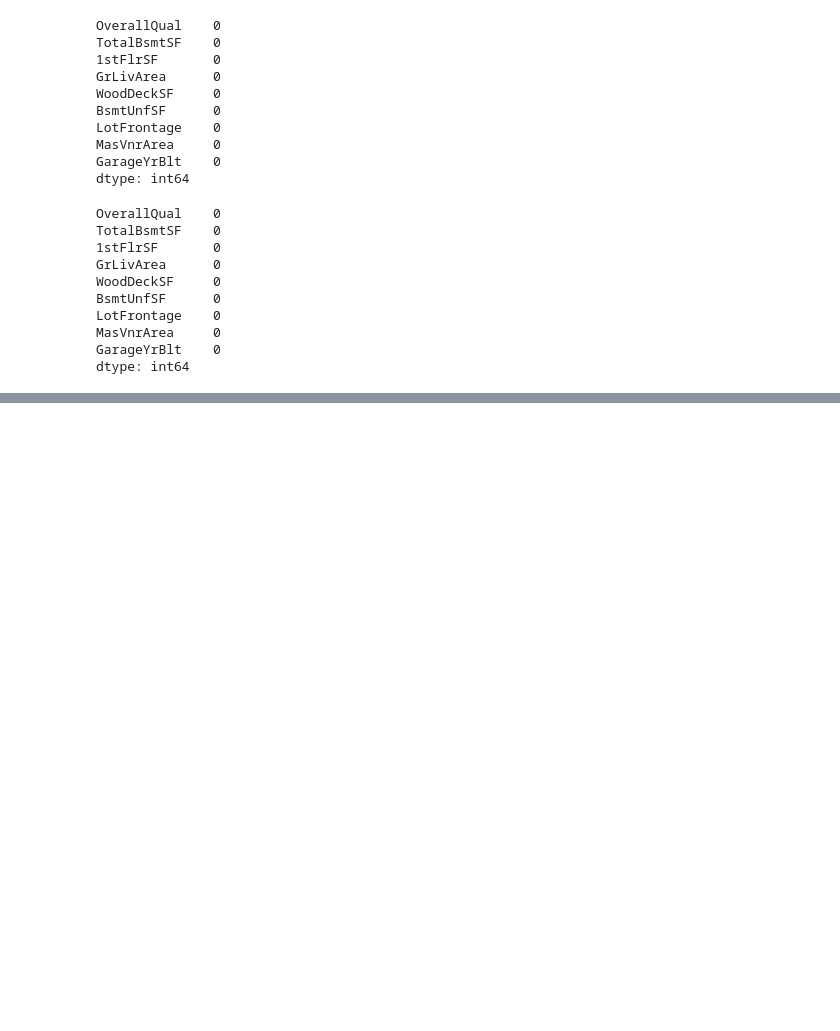
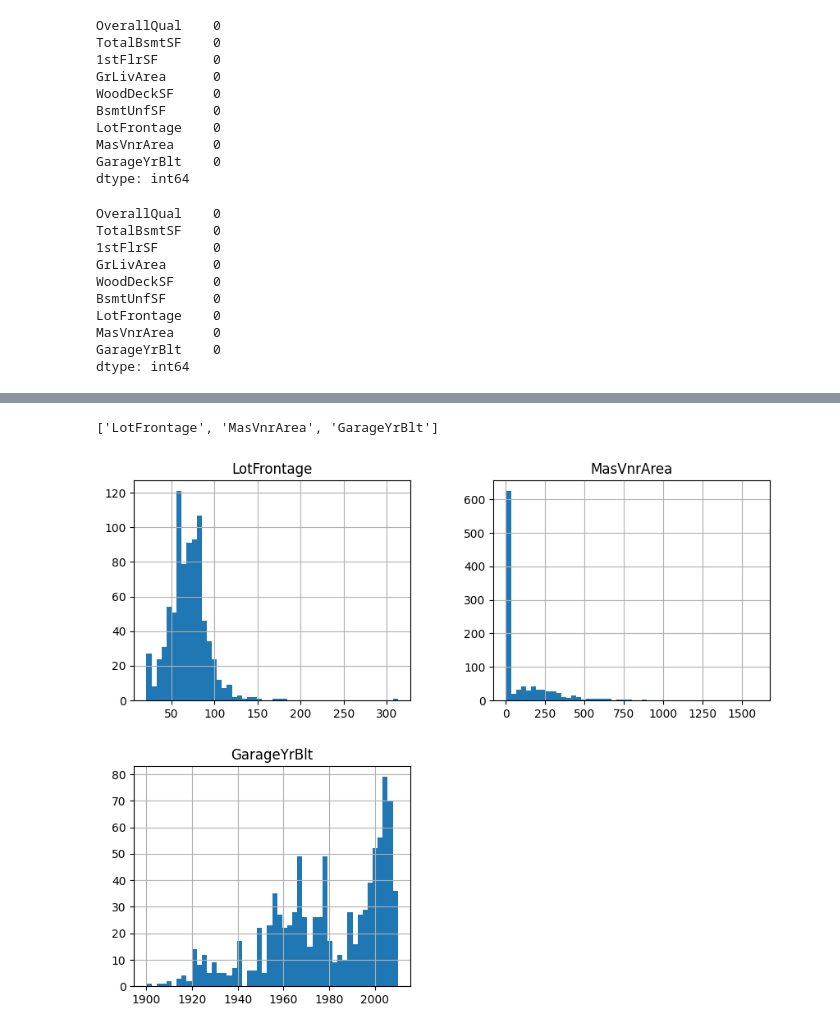
Before and after one commit to Priyo-prog/Complete-Feature-Engineering, a Jupyter notebook: Missing Data Imputation/missing_data_imputation.ipynb, the cells around one changed output, grey strips where cells are left out. Drawn from its saved outputs; the diff is of its cells as text; code cells hidden in the pictures; blank space fills up the shorter version.

```diff
--- a/Missing Data Imputation/missing_data_imputation.ipynb
+++ b/Missing Data Imputation/missing_data_imputation.ipynb
@@ -152,0 +157,4 @@ dtype: int64
+# %%
+# Again split the value in training and testing sets
+X_train, X_test, y_train, y_test = train_test_split(X,y, test_size=0.3, random_state=0)
+X_train.shape, X_test.shape
@@ -152,0 +177,12 @@ dtype: int64
+# %%
+# Capture the variables to impute in a list
+vars_to_impute = [var for var in X_train.columns if X_train[var].isnull().sum() > 0]
+vars_to_impute
+# %% [output]
+['LotFrontage', 'MasVnrArea', 'GarageYrBlt']
+# %%
+# Let's plot the distributions of these variables
+X_train[vars_to_impute].hist(bins=50, figsize=(10,8))
+plt.show()
+# %% [output]
+[figure, added]
```
Also changed, not shown: parts of 9 cells of this notebook.
